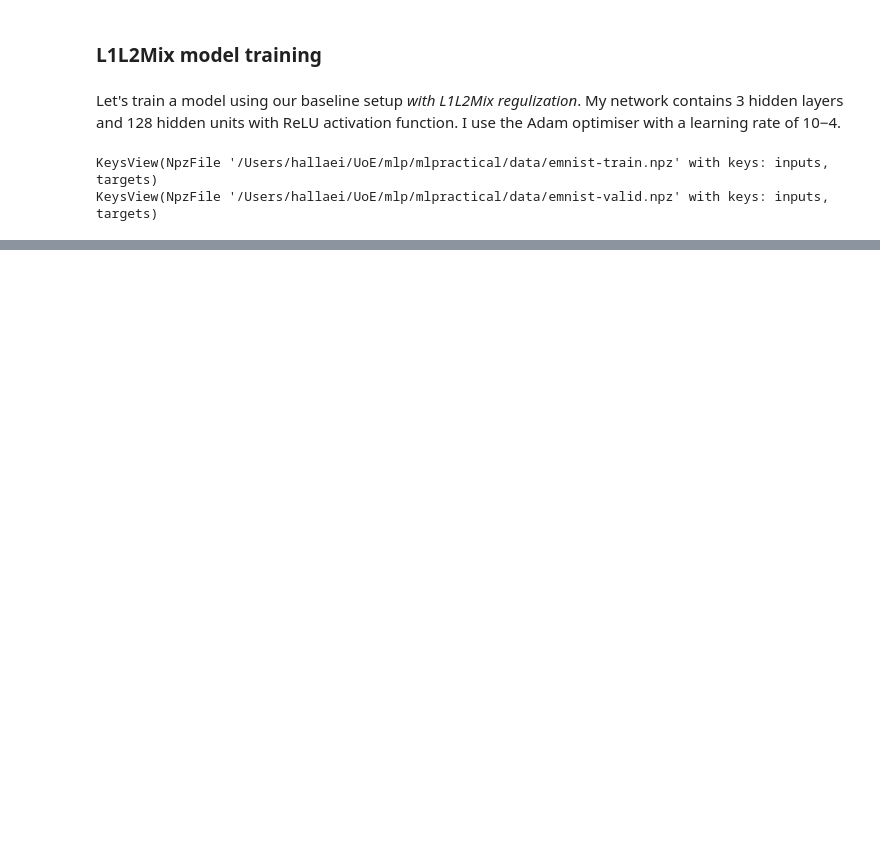
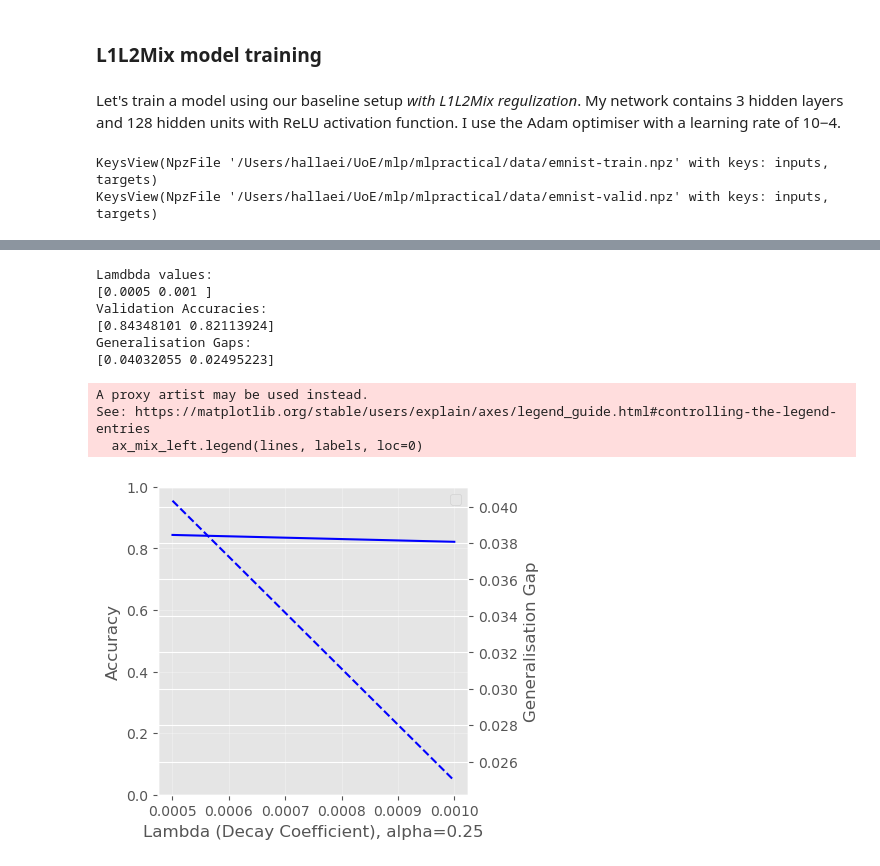
Before and after one commit to hallaemilia/mlpractical, a Jupyter notebook: notebooks/L1L2MixedExperiments.ipynb, the cells around one changed output, grey strips where cells are left out. Drawn from its saved outputs; the diff is of its cells as text; code cells hidden in the pictures; blank space fills up the shorter version.

```diff
--- a/notebooks/L1L2MixedExperiments.ipynb
+++ b/notebooks/L1L2MixedExperiments.ipynb
@@ -111,4 +96,18 @@ Epoch 60: 3.8s to complete
 import pickle
 with open('/Users/hallaei/UoE/mlp/mlpractical/data/emnist_l1l2_mixing_stats.pkl', 'rb') as f:
     stats_all_runs = pickle.load(f)
+
+# Get final val_acc train_error and val_error for each run
+final_stats = []
+for i in range(len(stats_all_runs)):
+    stats = stats_all_runs[i][-1]
+    val_acc = stats[3]
+    train_err = stats[0]
+    val_err = stats[2]
+    final_stats.append( (val_acc, train_err, val_err))
+
+# Print final stats in a table
+print(f"{'Run':<5} {'Val Accuracy':<15} {'Train Error':<15} {'Val Error':<15}")
+for i, (val_acc, train_err, val_err) in enumerate(final_stats):
+    print(f"{i+1:<5}{val_acc:<15.4f} {train_err:<15.4f} {val_err:<15.4f}")
 # %% [output]
@@ -131,0 +148,54 @@ with open('/Users/hallaei/UoE/mlp/mlpractical/data/emnist_l1l2_mixing_stats.pkl'
+# %%
+# Calculate error gap
+error_gap = L1L2Mix_data[:,4] - L1L2Mix_data[:,3]
+L1L2Mix_data = np.column_stack((L1L2Mix_data, error_gap))
+# %%
+# Plotting the Validation Accuracy and Generalisation Gap (difference between validation and training error) for each of the experiment results varying the hyperparameter combo
+
+mix_plot = plt.figure(figsize=(4,4))
+ax_mix_left = mix_plot.add_subplot(111)
+ax_mix_right = ax_mix_left.twinx()
+
+# Use only lamda values where alpha=0.25
+mask = L1L2Mix_data[:,1] == 0.25
+L1L2Mix_data = L1L2Mix_data[mask]
+
+print("Lamdbda values:")
+print(L1L2Mix_data[:,0])
+
+print("Validation Accuracies:")
+print(L1L2Mix_data[:,2])
+
+print("Generalisation Gaps:")
+print(L1L2Mix_data[:,5])
+
+# For lamda
+line_acc_lamda = ax_mix_left.plot(L1L2Mix_data[:,0], L1L2Mix_data[:,2], label='Val. Acc.', color='blue')
+line_gap_lamda = ax_mix_right.plot(L1L2Mix_data[:,0], L1L2Mix_data[:,5], label='Gap', linestyle='dashed', color='blue')
+
+# ax_mix_left.legend(loc=0)
+ax_mix_left.set_xlabel(r'$\lambda$ (Decay Coefficient), $\alpha$=0.25')
+ax_mix_left.set_ylabel('Accuracy')
+ax_mix_left.set_ylim(0.0, 1.0)
+
+
+ax_mix_right.set_ylabel('Generalisation Gap')
+
+lines = [line_acc_lamda, line_gap_lamda]
+labels = [l[0].get_label() for l in lines]
+ax_mix_left.legend(lines, labels, loc=0)
+ax_mix_left.grid(True, alpha=0.3)
+
+
+mix_plot.savefig('/Users/hallaei/UoE/mlp/mlpractical/report/figures/mix_wd_lambda_plot.png')
+# %% [output]
+Lamdbda values:
+[0.0005 0.001 ]
+Validation Accuracies:
+[0.84348101 0.82113924]
+Generalisation Gaps:
+[0.04032055 0.02495223]
+A proxy artist may be used instead.
+See: https://matplotlib.org/stable/users/explain/axes/legend_guide.html#controlling-the-legend-entries
+  ax_mix_left.legend(lines, labels, loc=0)
+[figure, added]
```
Also changed, not shown: parts of 4 cells of this notebook, 15 other files.
